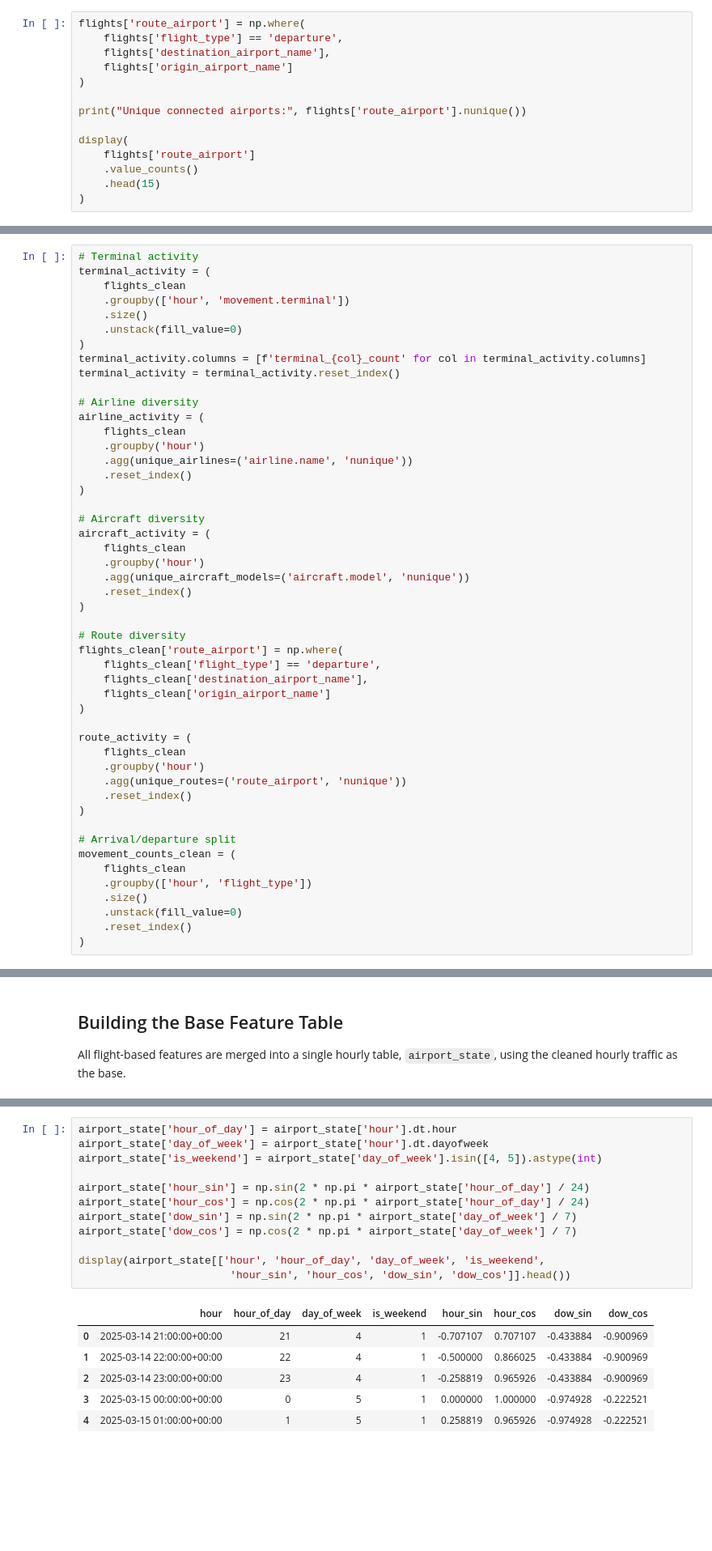
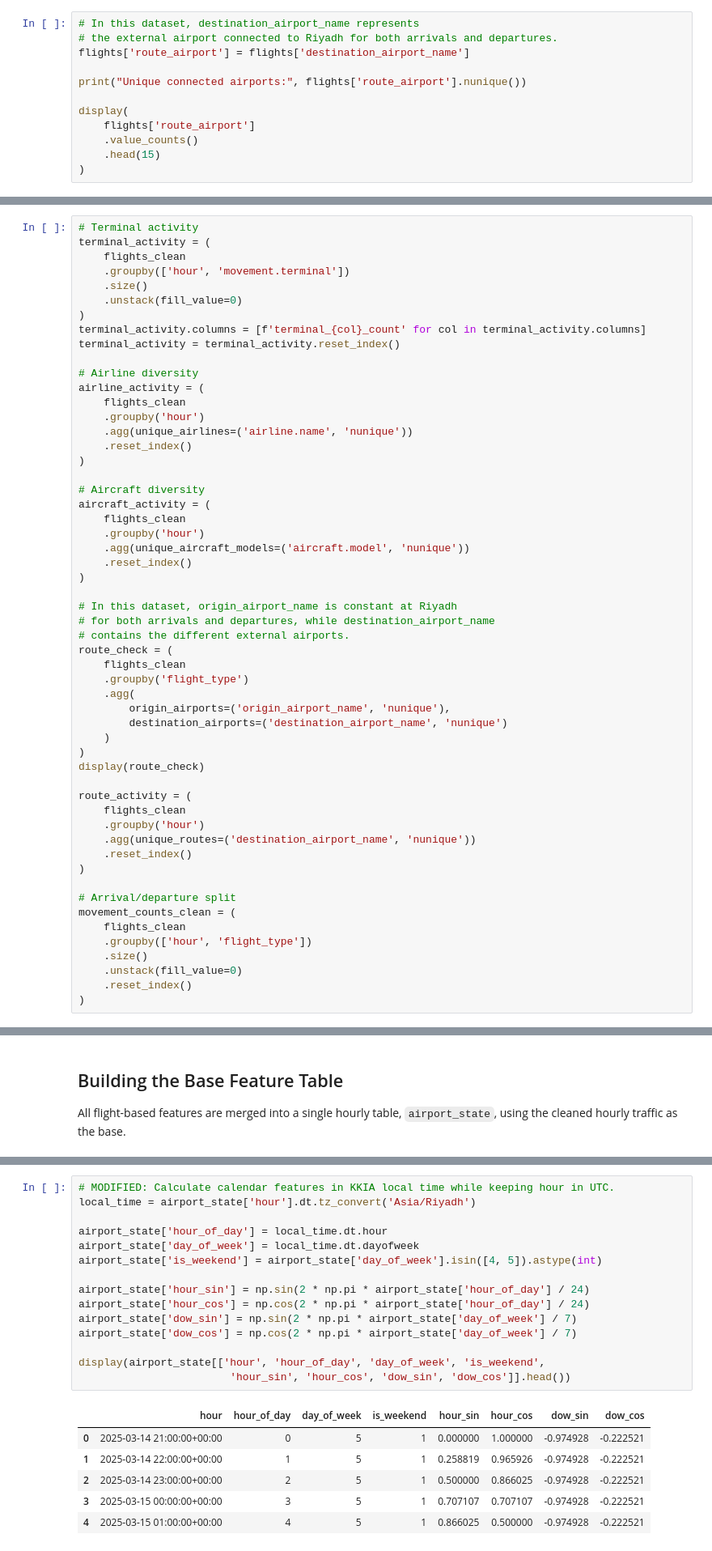
Before and after one commit to AirSight-Team/AirSight, a Jupyter notebook: AieSight_dataset.ipynb, the cells around one changed output, grey strips where cells are left out. Shown at 81% size. Drawn from its saved outputs; the diff is of its cells as text; blank space fills up the shorter version.

```diff
--- a/AieSight_dataset.ipynb
+++ b/AieSight_dataset.ipynb
@@ -622,9 +619,7 @@ Name: flight_count, dtype: float64
 # %%
-flights['route_airport'] = np.where(
-    flights['flight_type'] == 'departure',
-    flights['destination_airport_name'],
-    flights['origin_airport_name']
-)
+# In this dataset, destination_airport_name represents
+# the external airport connected to Riyadh for both arrivals and departures.
+flights['route_airport'] = flights['destination_airport_name']
 
 print("Unique connected airports:", flights['route_airport'].nunique())
 
@@ -1700,17 +1695,23 @@ aircraft_activity = (
     .reset_index()
 )
 
-# Route diversity
-flights_clean['route_airport'] = np.where(
-    flights_clean['flight_type'] == 'departure',
-    flights_clean['destination_airport_name'],
-    flights_clean['origin_airport_name']
+# In this dataset, origin_airport_name is constant at Riyadh
+# for both arrivals and departures, while destination_airport_name
+# contains the different external airports.
+route_check = (
+    flights_clean
+    .groupby('flight_type')
+    .agg(
+        origin_airports=('origin_airport_name', 'nunique'),
+        destination_airports=('destination_airport_name', 'nunique')
+    )
 )
+display(route_check)
 
 route_activity = (
     flights_clean
     .groupby('hour')
-    .agg(unique_routes=('route_airport', 'nunique'))
+    .agg(unique_routes=('destination_airport_name', 'nunique'))
     .reset_index()
 )
 
@@ -1756,22 +1764,25 @@ the model correctly treats hour 23 and hour 0 as close together.
 # %%
-airport_state['hour_of_day'] = airport_state['hour'].dt.hour
-airport_state['day_of_week'] = airport_state['hour'].dt.dayofweek
+# MODIFIED: Calculate calendar features in KKIA local time while keeping hour in UTC.
+local_time = airport_state['hour'].dt.tz_convert('Asia/Riyadh')
+
+airport_state['hour_of_day'] = local_time.dt.hour
+airport_state['day_of_week'] = local_time.dt.dayofweek
 airport_state['is_weekend'] = airport_state['day_of_week'].isin([4, 5]).astype(int)
 
 airport_state['hour_sin'] = np.sin(2 * np.pi * airport_state['hour_of_day'] / 24)
 airport_state['hour_cos'] = np.cos(2 * np.pi * airport_state['hour_of_day'] / 24)
 airport_state['dow_sin'] = np.sin(2 * np.pi * airport_state['day_of_week'] / 7)
 airport_state['dow_cos'] = np.cos(2 * np.pi * airport_state['day_of_week'] / 7)
 
 display(airport_state[['hour', 'hour_of_day', 'day_of_week', 'is_weekend',
                         'hour_sin', 'hour_cos', 'dow_sin', 'dow_cos']].head())
 # %% [output]
 |  | hour | hour_of_day | day_of_week | is_weekend | hour_sin | hour_cos | dow_sin | dow_cos |
-| 0 | 2025-03-14 21:00:00+00:00 | 21 | 4 | 1 | -0.707107 | 0.707107 | -0.433884 | -0.900969 |
-| 1 | 2025-03-14 22:00:00+00:00 | 22 | 4 | 1 | -0.500000 | 0.866025 | -0.433884 | -0.900969 |
-| 2 | 2025-03-14 23:00:00+00:00 | 23 | 4 | 1 | -0.258819 | 0.965926 | -0.433884 | -0.900969 |
-| 3 | 2025-03-15 00:00:00+00:00 | 0 | 5 | 1 | 0.000000 | 1.000000 | -0.974928 | -0.222521 |
-| 4 | 2025-03-15 01:00:00+00:00 | 1 | 5 | 1 | 0.258819 | 0.965926 | -0.974928 | -0.222521 |
+| 0 | 2025-03-14 21:00:00+00:00 | 0 | 5 | 1 | 0.000000 | 1.000000 | -0.974928 | -0.222521 |
+| 1 | 2025-03-14 22:00:00+00:00 | 1 | 5 | 1 | 0.258819 | 0.965926 | -0.974928 | -0.222521 |
+| 2 | 2025-03-14 23:00:00+00:00 | 2 | 5 | 1 | 0.500000 | 0.866025 | -0.974928 | -0.222521 |
+| 3 | 2025-03-15 00:00:00+00:00 | 3 | 5 | 1 | 0.707107 | 0.707107 | -0.974928 | -0.222521 |
+| 4 | 2025-03-15 01:00:00+00:00 | 4 | 5 | 1 | 0.866025 | 0.500000 | -0.974928 | -0.222521 |
 # %% [markdown]
 ## Lag Features
 
```
Also changed, not shown: parts of 18 cells of this notebook.
